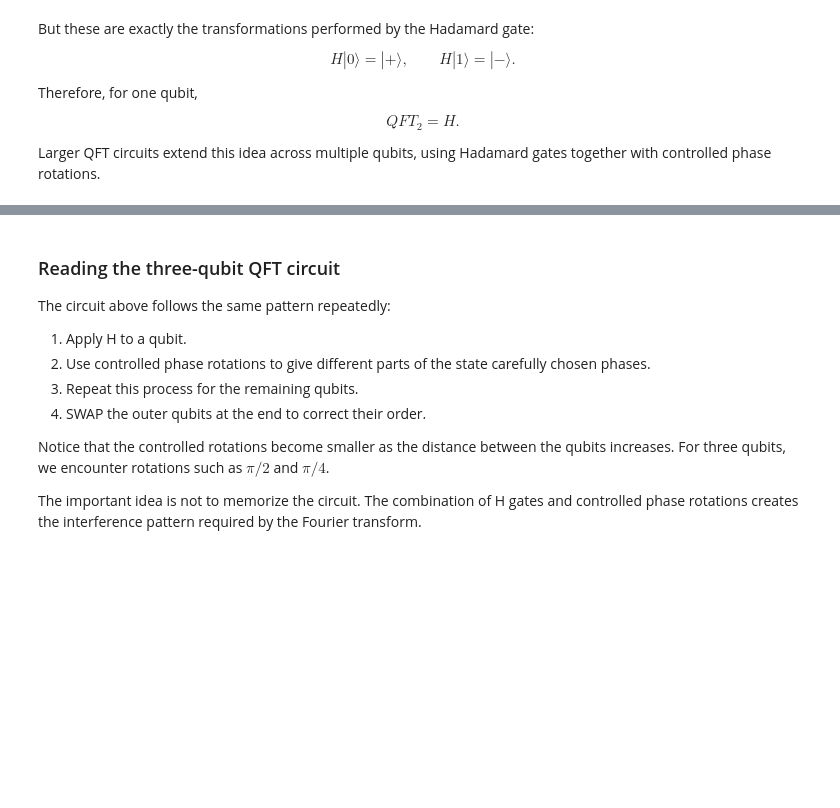
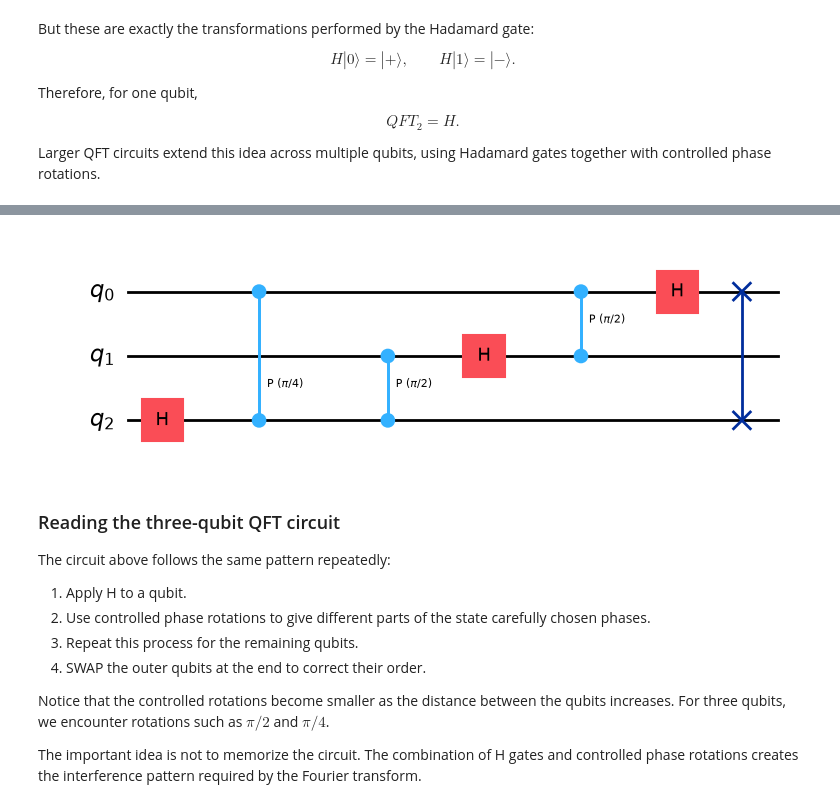
Before and after one commit to aanxnd/zero-to-shor, a Jupyter notebook: intro_to_quantum_with_qiskit_beginner_edition (1).ipynb, the cells around one changed output, grey strips where cells are left out. Drawn from its saved outputs; the diff is of its cells as text; code cells hidden in the pictures; blank space fills up the shorter version.

```diff
--- a/intro_to_quantum_with_qiskit_beginner_edition (1).ipynb
+++ b/intro_to_quantum_with_qiskit_beginner_edition (1).ipynb
@@ -789,26 +948,78 @@ We can now combine these operations to build a QFT circuit.
 # %%
 def build_qft(n_qubits):
-    """Build a QFT circuit on n_qubits."""
+    """Build a Quantum Fourier Transform (QFT) circuit on n_qubits."""
 
+    # Create a quantum circuit containing n_qubits qubits.
+    # The name "QFT" will appear on the circuit if we later use this
+    # entire circuit as an instruction inside another circuit.
     circuit = QuantumCircuit(n_qubits, name="QFT")
 
-    # Apply H gates and controlled phase rotations.
+    # We build the QFT starting from the highest-indexed qubit
+    # and work downward.
+    # For 3 qubits, reversed(range(3)) gives:
+    # target = 2, then 1, then 0.
     for target in reversed(range(n_qubits)):
+
+        # Apply a Hadamard gate to the current target qubit.
+        # This creates the superposition needed for the QFT and allows
+        # phase information to be built into the state.
         circuit.h(target)
 
+        # Now connect the lower-indexed qubits to this target using
+        # controlled-phase (CP) gates.
+        #
+        # range(target) gives every qubit below the current target.
+        # For example:
+        #   target = 2  -> controls 0 and 1
+        #   target = 1  -> control 0
+        #   target = 0  -> no controls
         for control in range(target):
+
+            # Calculate the angle of the controlled-phase rotation.
+            #
+            # The farther apart the control and target qubits are,
+            # the smaller the phase rotation becomes.
+            #
+            # Examples:
+            #   target = 2, control = 1:
+            #       angle = pi / 2^(2-1) = pi/2
+            #
+            #   target = 2, control = 0:
+            #       angle = pi / 2^(2-0) = pi/4
             angle = pi / (2 ** (target - control))
+
+            # Apply the controlled-phase gate.
+            #
+            # If both the control and target qubits are |1>, this adds
+            # a phase of e^(i*angle) to that part of the quantum state.
+            # It does not flip either qubit.
             circuit.cp(angle, control, target)
 
-    # Reverse the final qubit order.
+    # At this point, the QFT transformation has been constructed,
+    # but its qubits appear in the reverse of the conventional order.
+    # SWAP gates reverse them so the final output uses the expected order.
+    #
+    # We only need to swap the first half with the second half.
+    # For 3 qubits:
+    #   left = 0
+    #   swap qubit 0 with qubit 2
+    #
+    # The middle qubit (qubit 1) is already in the correct position.
     for left in range(n_qubits // 2):
         circuit.swap(left, n_qubits - left - 1)
 
+    # Return the completed QFT circuit so it can be drawn,
+    # composed with another circuit, or applied to a quantum state.
     return circuit
 
 
+# Build the specific 3-qubit QFT circuit discussed above.
 qft3 = build_qft(3)
+
+# Draw the circuit using Qiskit's Matplotlib ("mpl") circuit renderer.
 qft3.draw("mpl")
+# %% [output]
+[figure, added]
 # %% [markdown]
 ### Reading the three-qubit QFT circuit
 
```
Also changed, not shown: parts of 8 cells of this notebook.
